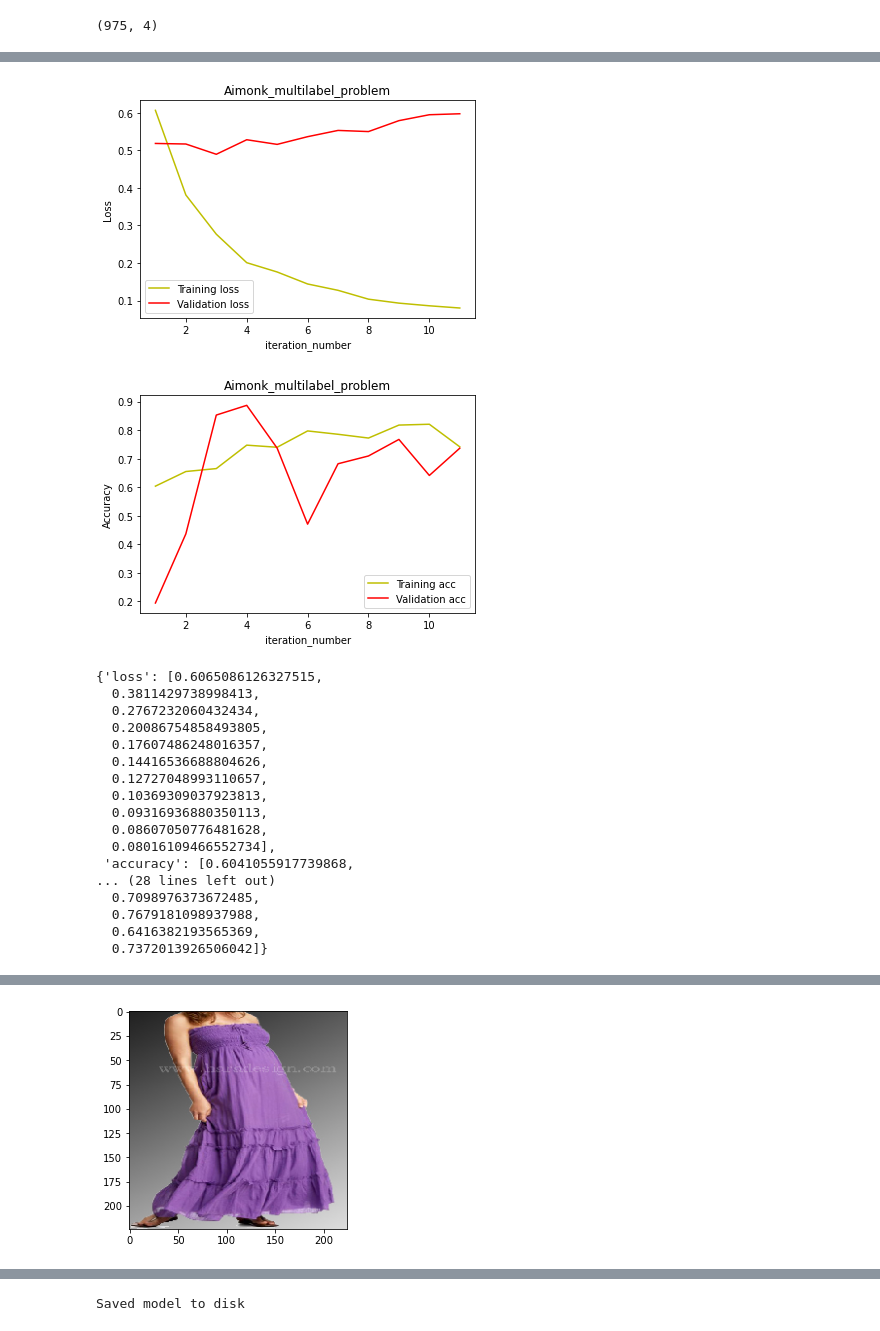
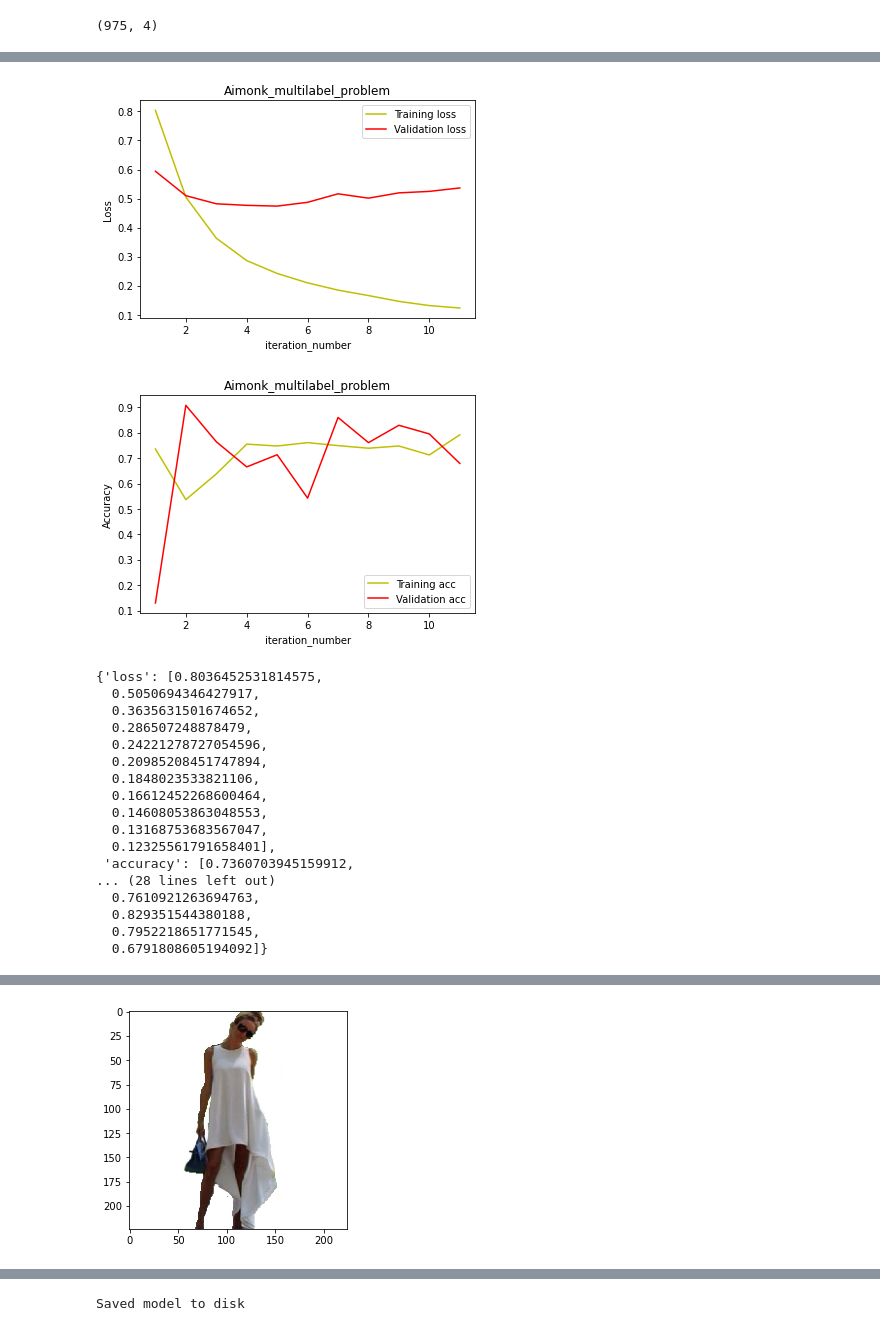
Before and after one commit to sowmu25/Aimonk_CV, a Jupyter notebook: Atrribute.ipynb, the cells around one changed output, grey strips where cells are left out. Cells and saved outputs as stored; diff of their text form; code cells hidden in the pictures.

```diff
--- a/Atrribute.ipynb
+++ b/Atrribute.ipynb
@@ -146,6 +146,6 @@ print(y.shape)
 X_train, X_test, y_train, y_test = train_test_split(X, y, random_state=20, test_size=0.3)
 # %%
 
-history = model.fit(X_train, y_train, epochs=11, validation_data=(X_test, y_test), batch_size=32)
+history = model.fit(X_train, y_train, epochs=11, validation_data=(X_test, y_test), batch_size=64)
 # %% [output]
 Epoch 1/11
@@ -178,7 +178,7 @@ plt.ylabel('Loss')
 plt.legend()
 plt.show()
 # %% [output]
-[figure, old version]
+[figure, new version]
 # %%
 #Graph for traning acuracy and validation accuracy
 acc = history.history['accuracy']
@@ -191,30 +191,30 @@ plt.ylabel('Accuracy')
 plt.legend()
 plt.show()
 # %% [output]
-[figure, old version]
+[figure, new version]
 # %%
 history.history
 # %% [output]
-{'loss': [0.6065086126327515,
-  0.3811429738998413,
-  0.2767232060432434,
-  0.20086754858493805,
-  0.17607486248016357,
-  0.14416536688804626,
-  0.12727048993110657,
-  0.10369309037923813,
-  0.09316936880350113,
-  0.08607050776481628,
-  0.08016109466552734],
- 'accuracy': [0.6041055917739868,
+{'loss': [0.8036452531814575,
+  0.5050694346427917,
+  0.3635631501674652,
+  0.286507248878479,
+  0.24221278727054596,
+  0.20985208451747894,
+  0.1848023533821106,
+  0.16612452268600464,
+  0.14608053863048553,
+  0.13168753683567047,
+  0.12325561791658401],
+ 'accuracy': [0.7360703945159912,
 ... (28 lines left out)
-  0.7098976373672485,
-  0.7679181098937988,
-  0.6416382193565369,
-  0.7372013926506042]}
+  0.7610921263694763,
+  0.829351544380188,
+  0.7952218651771545,
+  0.6791808605194092]}
 # %%
 #inference code which takes in an image as input and prints the list of attributes present in that image
-img = image.load_img('images/image_9.jpg', target_size=(224,224,3))
+img = image.load_img('images/image_19.jpg', target_size=(224,224,3))
 img = image.img_to_array(img)
 img = img/255.
 plt.imshow(img)
@@ -230,4 +230,4 @@ Attribute Classification for the given image: [1 0 0 0]
-[figure, old version]
+[figure, new version]
 # %%
 _, acc = model.evaluate(X_test, y_test)
 print("Accuracy = ", (acc * 100.0), "%")
```
Also changed, not shown: parts of 6 cells of this notebook, 7 other files.
